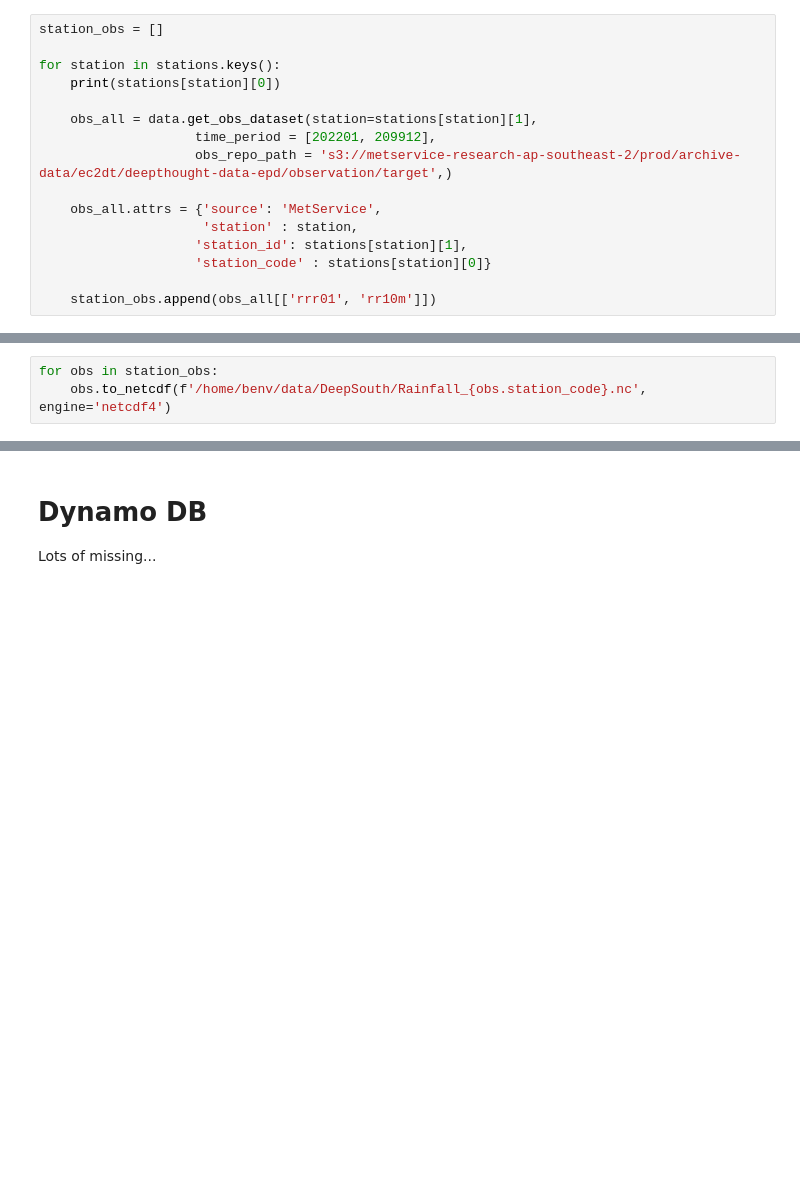
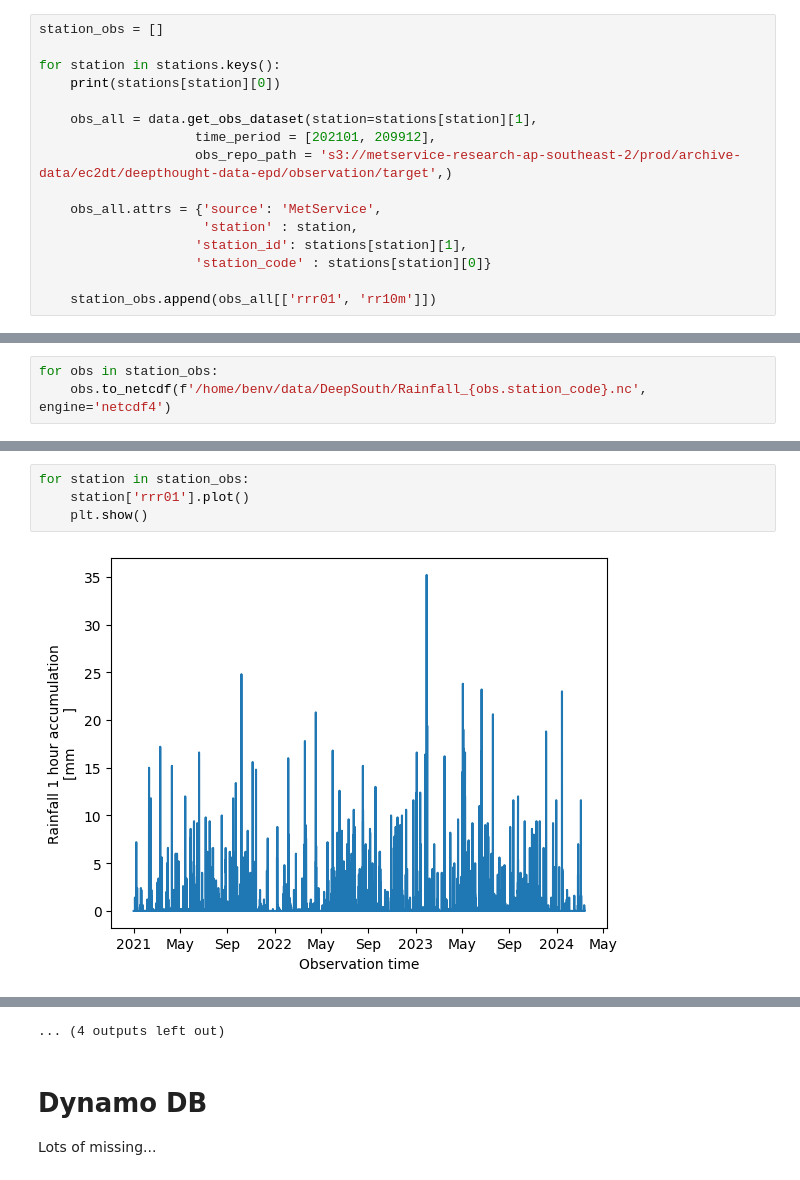
Before and after one commit to MetServiceDev/alcf_container, a Jupyter notebook: RainfallData.ipynb, the cells around one changed output, grey strips where cells are left out. Saved outputs shown, nothing was run; the diff lists cells and outputs as text; blank space fills up the shorter version.

Commit message:
period change 2021-2024

```diff
--- a/RainfallData.ipynb
+++ b/RainfallData.ipynb
@@ -55,7 +50,7 @@ for station in stations.keys():
     print(stations[station][0])
 
     obs_all = data.get_obs_dataset(station=stations[station][1],
-                    time_period = [202201, 209912],
+                    time_period = [202101, 209912],
                     obs_repo_path = 's3://metservice-research-ap-southeast-2/prod/archive-data/ec2dt/deepthought-data-epd/observation/target',)
 
     obs_all.attrs = {'source': 'MetService',
@@ -103,3 +99,9 @@ Attributes:
     station:       Auckland Aero
     station_id:    93110
     station_code:  NZAAA
+# %%
+for station in station_obs:
+    station['rrr01'].plot()
+    plt.show()
+# %% [output]
+[figure, added]
@@ -106,3 +119,4 @@ Attributes:
+... (4 outputs left out)
 # %% [markdown]
 # Dynamo DB
 
```
Also changed, not shown: parts of 5 cells of this notebook.
